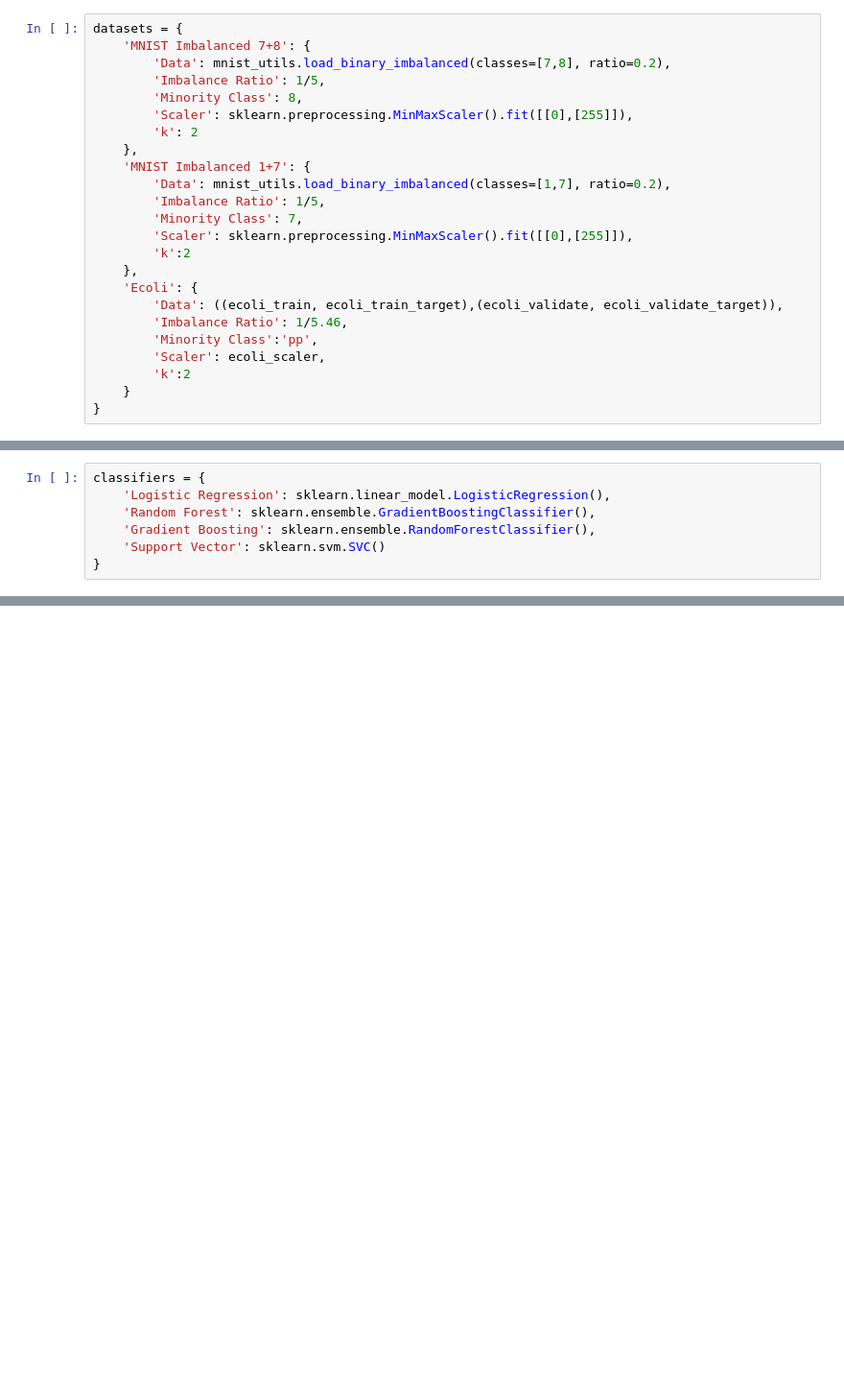
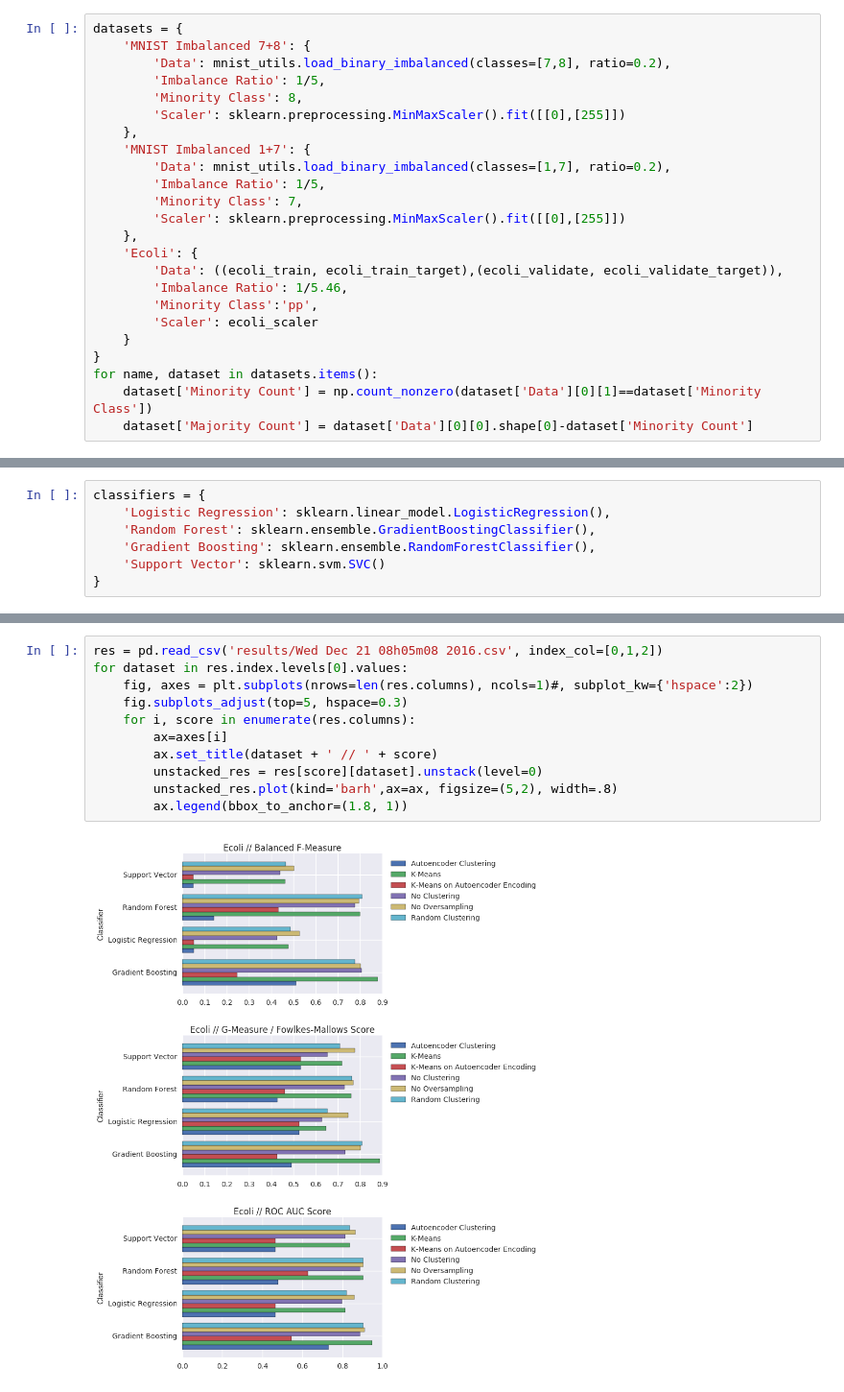
Before and after one commit to felix-last/autoencoder, a Jupyter notebook: generate-data.ipynb, the cells around one changed output, grey strips where cells are left out. Shown at 96% size. Saved outputs shown, nothing was run; the diff lists cells and outputs as text; blank space fills up the shorter version.

```diff
--- a/generate-data.ipynb
+++ b/generate-data.ipynb
@@ -23,21 +96,21 @@ datasets = {
         'Data': mnist_utils.load_binary_imbalanced(classes=[7,8], ratio=0.2),
         'Imbalance Ratio': 1/5,
         'Minority Class': 8,
-        'Scaler': sklearn.preprocessing.MinMaxScaler().fit([[0],[255]]),
-        'k': 2
+        'Scaler': sklearn.preprocessing.MinMaxScaler().fit([[0],[255]])
     },
     'MNIST Imbalanced 1+7': {
         'Data': mnist_utils.load_binary_imbalanced(classes=[1,7], ratio=0.2),
         'Imbalance Ratio': 1/5,
         'Minority Class': 7,
-        'Scaler': sklearn.preprocessing.MinMaxScaler().fit([[0],[255]]),
-        'k':2
+        'Scaler': sklearn.preprocessing.MinMaxScaler().fit([[0],[255]])
     },
     'Ecoli': {
         'Data': ((ecoli_train, ecoli_train_target),(ecoli_validate, ecoli_validate_target)),
         'Imbalance Ratio': 1/5.46,
         'Minority Class':'pp',
-        'Scaler': ecoli_scaler,
-        'k':2
+        'Scaler': ecoli_scaler
     }
 }
+for name, dataset in datasets.items():
+    dataset['Minority Count'] = np.count_nonzero(dataset['Data'][0][1]==dataset['Minority Class'])
+    dataset['Majority Count'] = dataset['Data'][0][0].shape[0]-dataset['Minority Count']
@@ -92,0 +183,13 @@ display(pd.DataFrame(classification_evaulation).transpose())
+# %%
+res = pd.read_csv('results/Wed Dec 21 08h05m08 2016.csv', index_col=[0,1,2])
+for dataset in res.index.levels[0].values:
+    fig, axes = plt.subplots(nrows=len(res.columns), ncols=1)#, subplot_kw={'hspace':2})
+    fig.subplots_adjust(top=5, hspace=0.3)
+    for i, score in enumerate(res.columns):
+        ax=axes[i]
+        ax.set_title(dataset + ' // ' + score)
+        unstacked_res = res[score][dataset].unstack(level=0)
+        unstacked_res.plot(kind='barh',ax=ax, figsize=(5,2), width=.8)
+        ax.legend(bbox_to_anchor=(1.8, 1))
+# %% [output]
+[figure, added]
```
Also changed, not shown: parts of 13 cells of this notebook, 7 other files.
